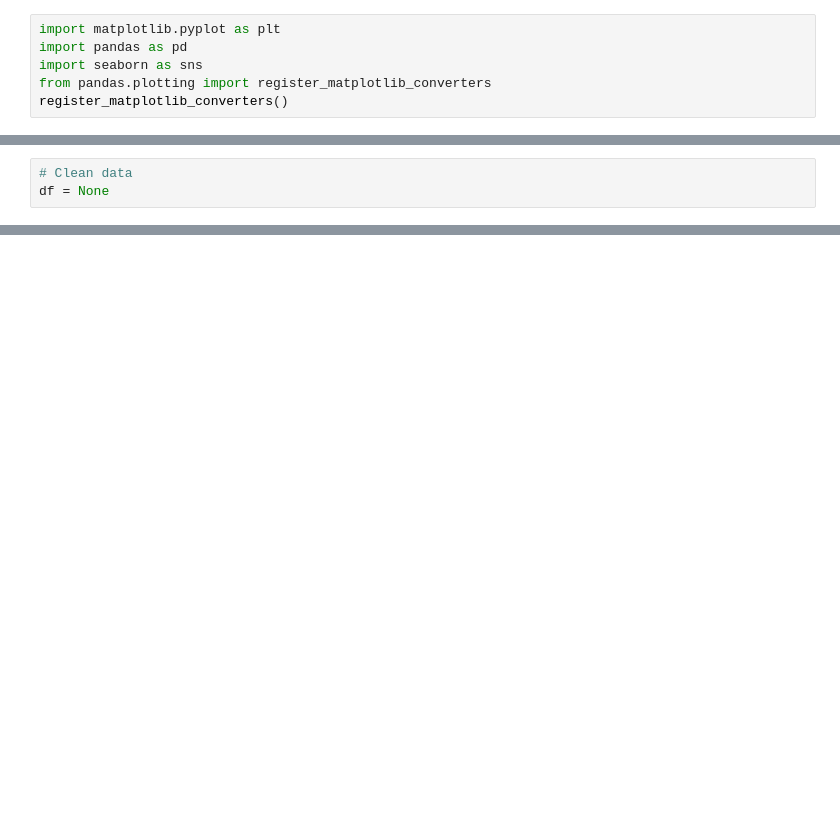
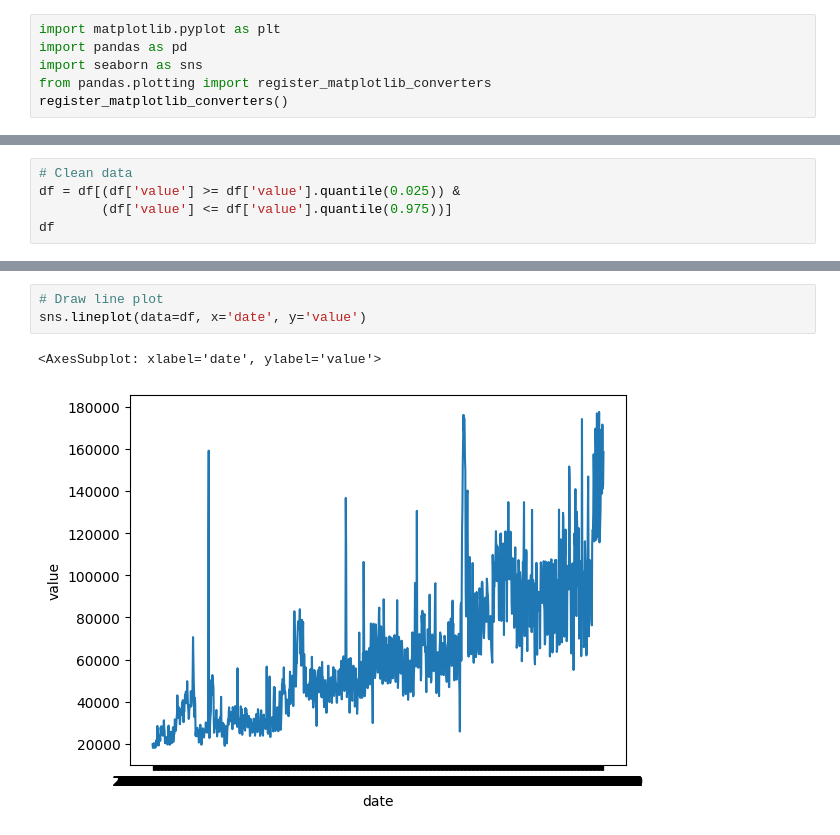
Before and after one commit to PeterAvgerinos/PyCerts, a Jupyter notebook: PyDataAn/projects/project4/Untitled.ipynb, the cells around one changed output, grey strips where cells are left out. Cells and saved outputs as stored; diff of their text form; blank space fills up the shorter version.

```diff
--- a/PyDataAn/projects/project4/Untitled.ipynb
+++ b/PyDataAn/projects/project4/Untitled.ipynb
@@ -25,3 +27,5 @@ df
-# %%
-# Clean data
-df = None
+# %%
+# Clean data
+df = df[(df['value'] >= df['value'].quantile(0.025)) &
+        (df['value'] <= df['value'].quantile(0.975))]
+df
@@ -28 +47,7 @@ df = None
+# %%
+# Draw line plot
+sns.lineplot(data=df, x='date', y='value')
+# %% [output]
+<AxesSubplot: xlabel='date', ylabel='value'>
+[figure, added]
 # %%
```
Also changed, not shown: parts of 3 cells of this notebook.
